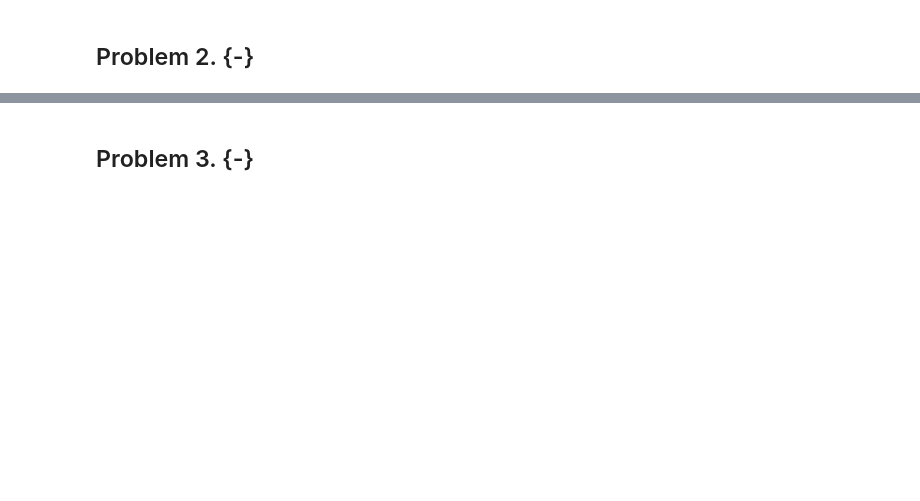
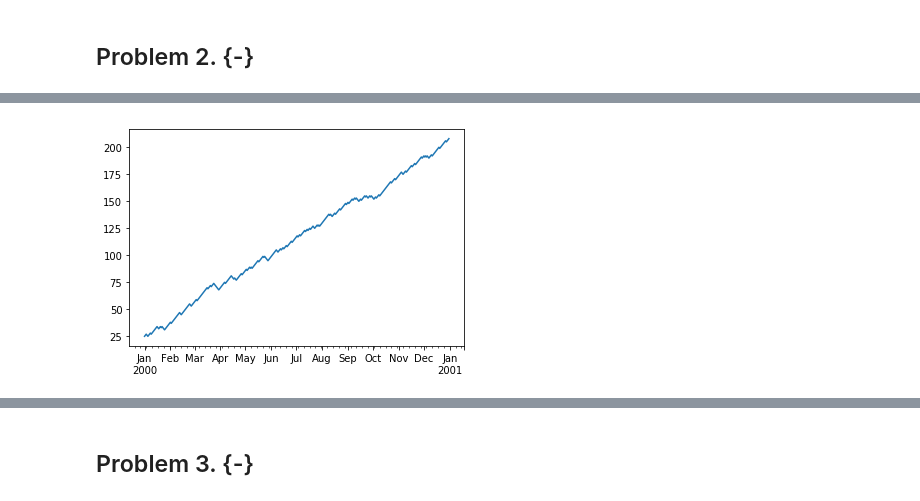
Before and after one commit to hebeard/BootCamp2018, a Jupyter notebook: ProbSets/Comp/ProbSet2/Harrison_Beard_ProbSet2.ipynb, the cells around one changed output, grey strips where cells are left out. Cells and saved outputs as stored; diff of their text form; code cells hidden in the pictures; blank space fills up the shorter version.

```diff
--- a/ProbSets/Comp/ProbSet2/Harrison_Beard_ProbSet2.ipynb
+++ b/ProbSets/Comp/ProbSet2/Harrison_Beard_ProbSet2.ipynb
@@ -425,0 +470,4 @@ def problem3_2():
+# %%
+problem3_2(.6, d=25)
+# %% [output]
+[figure, added]
```
Also changed, not shown: parts of 30 cells of this notebook, 12 other files.
